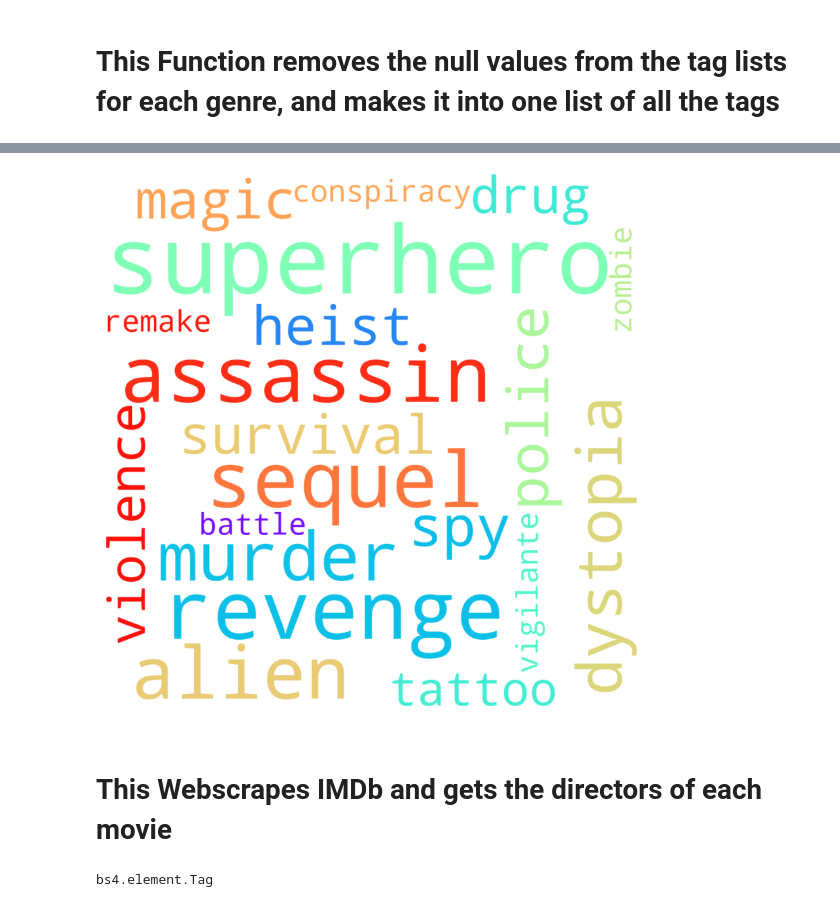
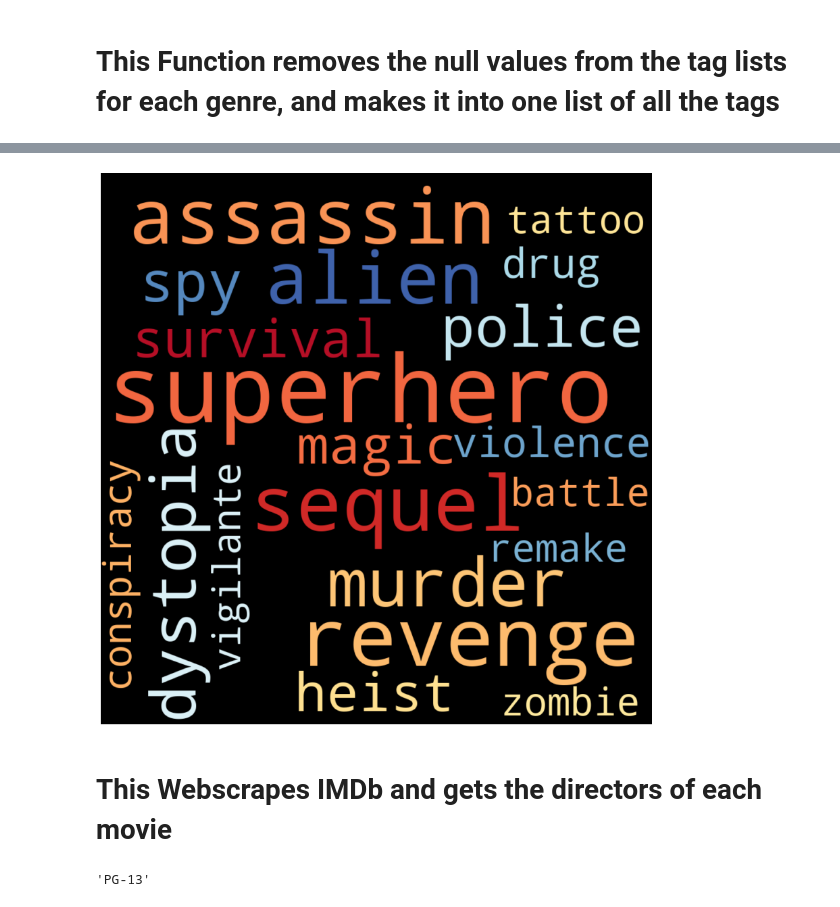
Before and after one commit to kjkahalley/optimal-film-analysis, a Jupyter notebook: The_Numbers_data.ipynb, the cells around one changed output, grey strips where cells are left out. Saved outputs shown, nothing was run; the diff lists cells and outputs as text; code cells hidden in the pictures.

Commit message:
I made csv files from each database, and cleaned up data. I also made the templates for the other genres word clouds

```diff
--- a/The_Numbers_data.ipynb
+++ b/The_Numbers_data.ipynb
@@ -64,5 +64,5 @@ gandp_df.set_index('tconst', inplace=True)
 # %%
 #Drops all null values from the genres catagory
-gandp_df.dropna(subset=['genres'], inplace=True)
+master_movies_df.dropna(subset=['genres'], inplace=True)
 # %%
-gandp_df.at['tt1775309', 'genres'] = 'Action,Adventure,Fantasy'
+master_movies_df.at['tt1775309', 'genres'] = 'Action,Adventure,Fantasy'
@@ -70,7 +89,7 @@ gandp_df.at['tt1775309', 'genres'] = 'Action,Adventure,Fantasy'
 # I made a list of all possible genres for each movie
 # %%
 # Puts all the genres for each movie into a list
-list_of_genres = gandp_df['genres']
+list_of_genres = master_movies_df['genres']
 list_of_genres = list_of_genres.str.split(',')
 # %%
 nunique_genres=[]
@@ -87,4 +106,4 @@ stream_movies = gandp_df.loc[gandp_df['total_gross']== 0]
 stream_movies = stream_movies.sort_values(by='production_budget', ascending=False)
 stream_movies = stream_movies.drop(['domestic_gross','worldwide_gross','total_gross','total_profit'], axis='columns')
 # %%
-theater_movies = gandp_df[gandp_df.total_gross != 0]
+theater_movies = master_movies_df[master_movies_df.total_gross != 0]
@@ -225,13 +256,22 @@ create_sql_database.ipynb
+# %%
+#create the wordcloud object
+plt.figure(figsize=(15,15))
+wordcloud = WordCloud(width = 1000, height = 1000, max_words=20, background_color = 'black',
+                      collocations=True, colormap = 'RdYlBu').generate(action_tt)
+
+#plot the wordcloud object
+plt.imshow(wordcloud, interpolation='bilInear')
+plt.axis('off')
+plt.show()
+# %% [output]
+[figure, added]
 # %%
 #create the wordcloud object
-mask = np.array(Image.open('data/Mask_Circle.png'))
 plt.figure(figsize=(15,15))
 wordcloud = WordCloud(width = 1000, height = 1000, max_words=20, background_color = 'white',
-                      collocations=True, colormap = 'rainbow_r', mask = mask ).generate(action_tt)
+                      collocations=True, colormap = 'RdBu_r').generate(action_tt)
 
 #plot the wordcloud object
 plt.imshow(wordcloud, interpolation='bilInear')
 plt.axis('off')
 plt.show()
-# %% [output]
-[figure, removed]
@@ -242,9 +302,9 @@ url = f'https://www.imdb.com/title/tt4154796/?ref_=nv_sr_srsg_0'
 response = requests.get(url)
 soup = BeautifulSoup(response.text, 'lxml')
 age_rating = soup.find_all('span', {'class': "TitleBlockMetaData__ListItemText-sc-12ein40-2 jedhex"})[1]
-age_rating
+age_rating.text
 #<span class="TitleBlockMetaData__ListItemText-sc-12ein40-2 jedhex">PG-13</span>
 # %% [output]
-bs4.element.Tag
+'PG-13'
 # %%
 def get_directors(data):
```
Also changed, not shown: parts of 19 cells of this notebook, 12 other files.
